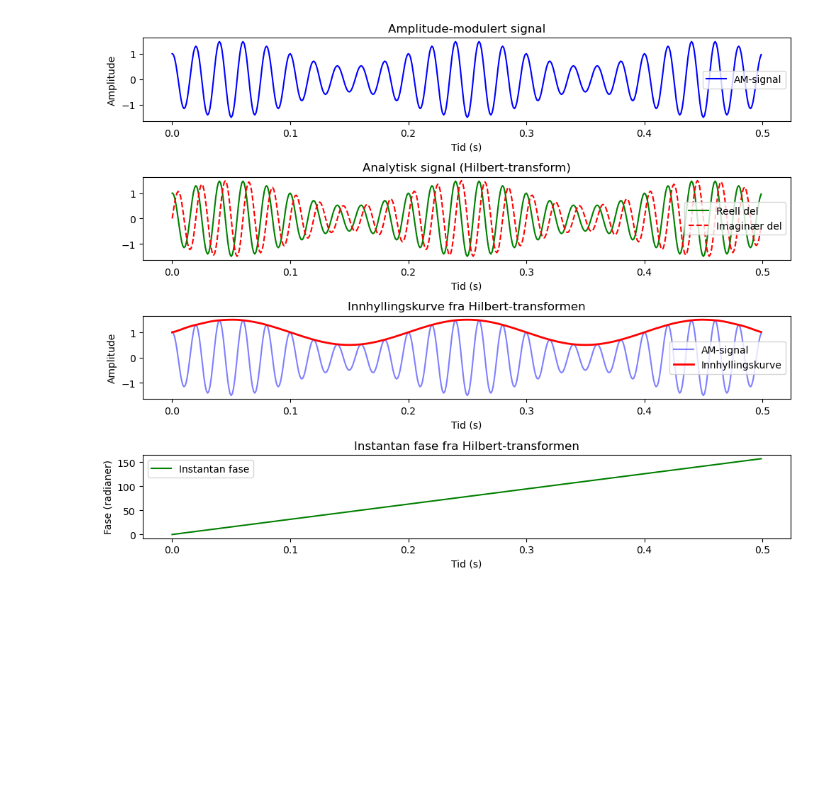
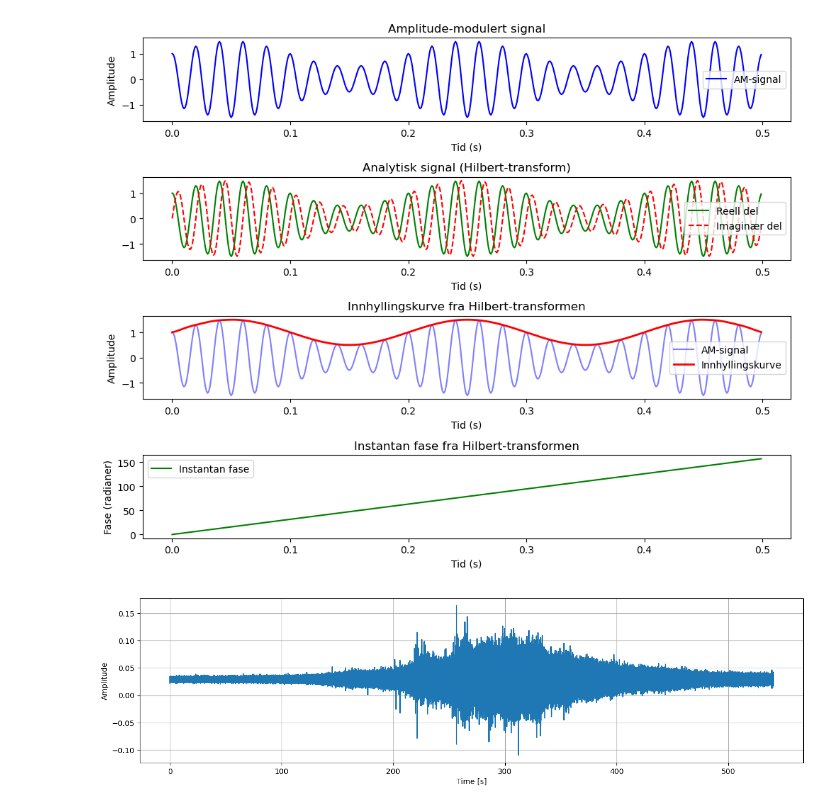
Before and after one commit to josigar123/hydrophonic-detection, a Jupyter notebook: data/Processing_scripts/Rapport_fig.ipynb, the cells around one changed output. Drawn from its saved outputs; the diff is of its cells as text; code cells hidden in the pictures; blank space fills up the shorter version.

Commit message:
Rapport figurer

```diff
--- a/data/Processing_scripts/Rapport_fig.ipynb
+++ b/data/Processing_scripts/Rapport_fig.ipynb
@@ -64,3 +64,15 @@ plt.savefig(save_path, format="jpeg", dpi=300)
 plt.show()
 # %% [output]
 [figure]
+# %%
+import functions
+from scipy import signal
+import librosa
+#Broad band and Demon testing
+input_file = "/Users/christofferaaseth/Documents/GitHub/hydrophonic-detection/Sound_data/001029.wav"
+output_path = "/Users/christofferaaseth/Documents/GitHub/hydrophonic-detection/data/Rapport_figs/Signal_plot.jpeg"
+x,fs = librosa.load(input_file)
+t = np.linspace(0,len(x)/fs,len(x))
+sig = functions.plot_signal(x,t,output_path)
+# %% [output]
+[figure, added]
```
Also changed, not shown: 2 other files.
